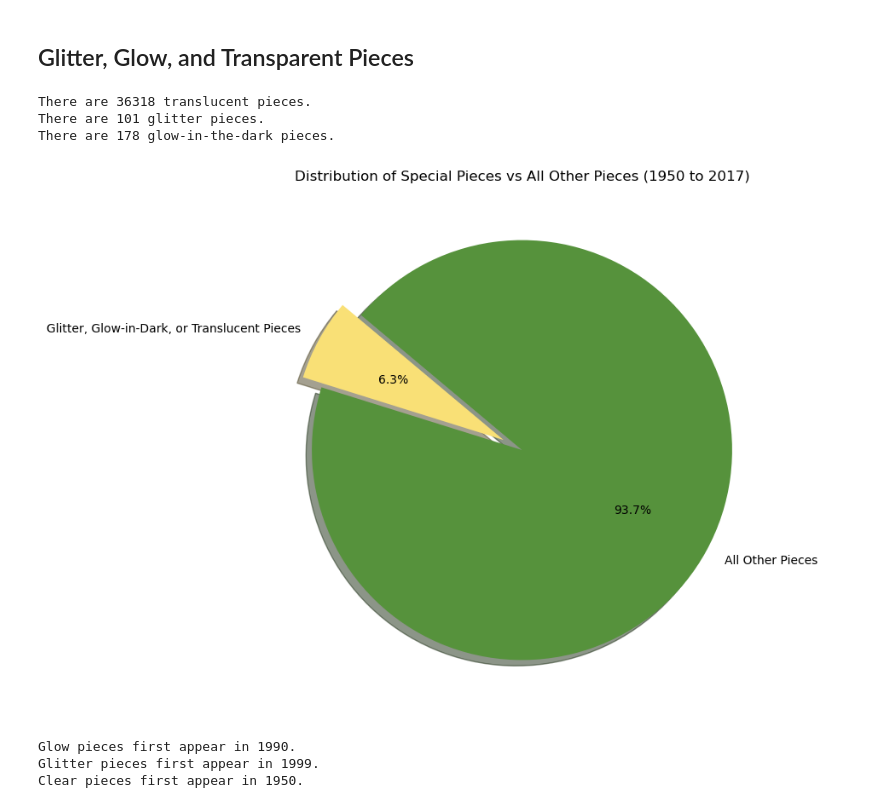
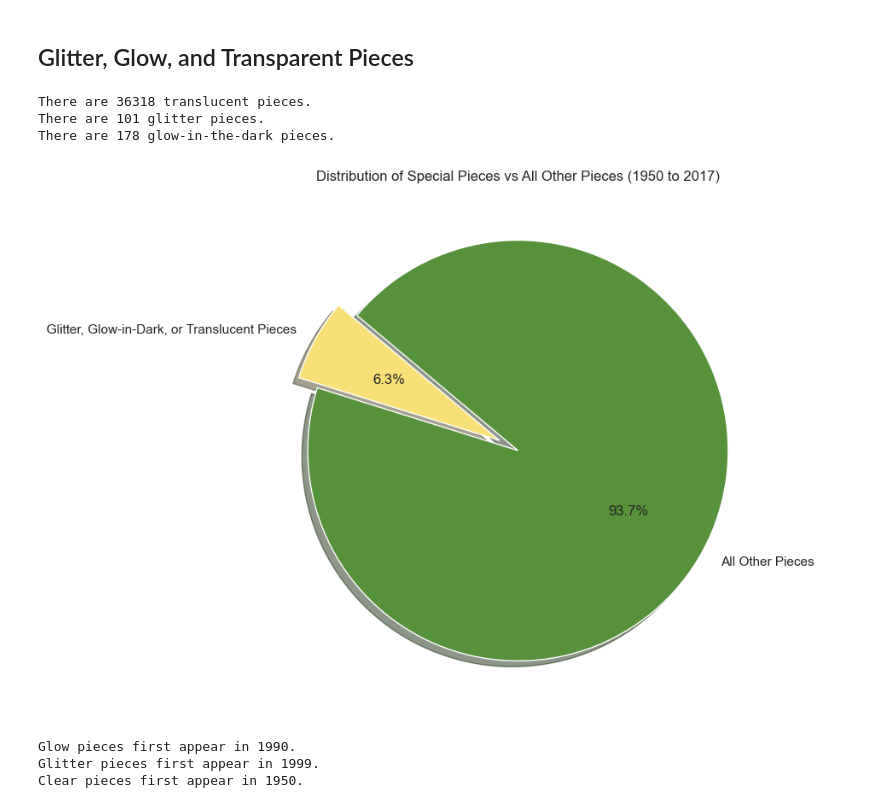
Before and after one commit to AmandaBoyers/analysis-legos-colors, a Jupyter notebook: 1 LEGO_Datasets.ipynb, the cells around one changed output. Drawn from its saved outputs; the diff is of its cells as text; code cells hidden in the pictures.

Commit message:
"finishing the charts"

```diff
--- a/1 LEGO_Datasets.ipynb
+++ b/1 LEGO_Datasets.ipynb
@@ -368,34 +368,37 @@ The data in the merged_df DataFrame is from 1950 to 2017.
 num_is_trans_true = merged_df['is_trans'].sum()
 num_glitter_true = merged_df['glitter'].sum()
 num_glow_true = merged_df['glow'].sum()
 
 # Display the results
 print(f"There are {num_is_trans_true} translucent pieces.")
 print(f"There are {num_glitter_true} glitter pieces.")
 print(f"There are {num_glow_true} glow-in-the-dark pieces.")
 
 # Filter the DataFrame for pieces with glitter, glow, or is_trans
 special_pieces = merged_df[(merged_df['is_trans']) | (merged_df['glitter']) | (merged_df['glow'])]
 
 # Count the number of special pieces and other pieces
 num_special_pieces = special_pieces.shape[0]
 num_other_pieces = merged_df.shape[0] - num_special_pieces
 
 # Create a pie chart
 labels = ['Glitter, Glow-in-Dark, or Translucent Pieces', 'All Other Pieces']
 sizes = [num_special_pieces, num_other_pieces]
 colors = ['#F9E076', '#56923C']
 explode = (0.1, 0)  # explode the first slice
 
+# Apply Seaborn aesthetics
+sns.set_theme(style="whitegrid")
+
 plt.figure(figsize=(8, 8))
 plt.pie(sizes, explode=explode, labels=labels, colors=colors, autopct='%1.1f%%', shadow=True, startangle=140)
 plt.title('Distribution of Special Pieces vs All Other Pieces (1950 to 2017)')
 plt.show()
 # %% [output]
 There are 36318 translucent pieces.
 There are 101 glitter pieces.
 There are 178 glow-in-the-dark pieces.
-[figure, old version]
+[figure, new version]
 # %%
 # Find the first appearance of glow, glitter, and is_trans pieces
 first_appearance_glow = merged_df[merged_df['glow'] == True]['year'].min()
```
Also changed, not shown: parts of 10 cells of this notebook, 2 other files.
